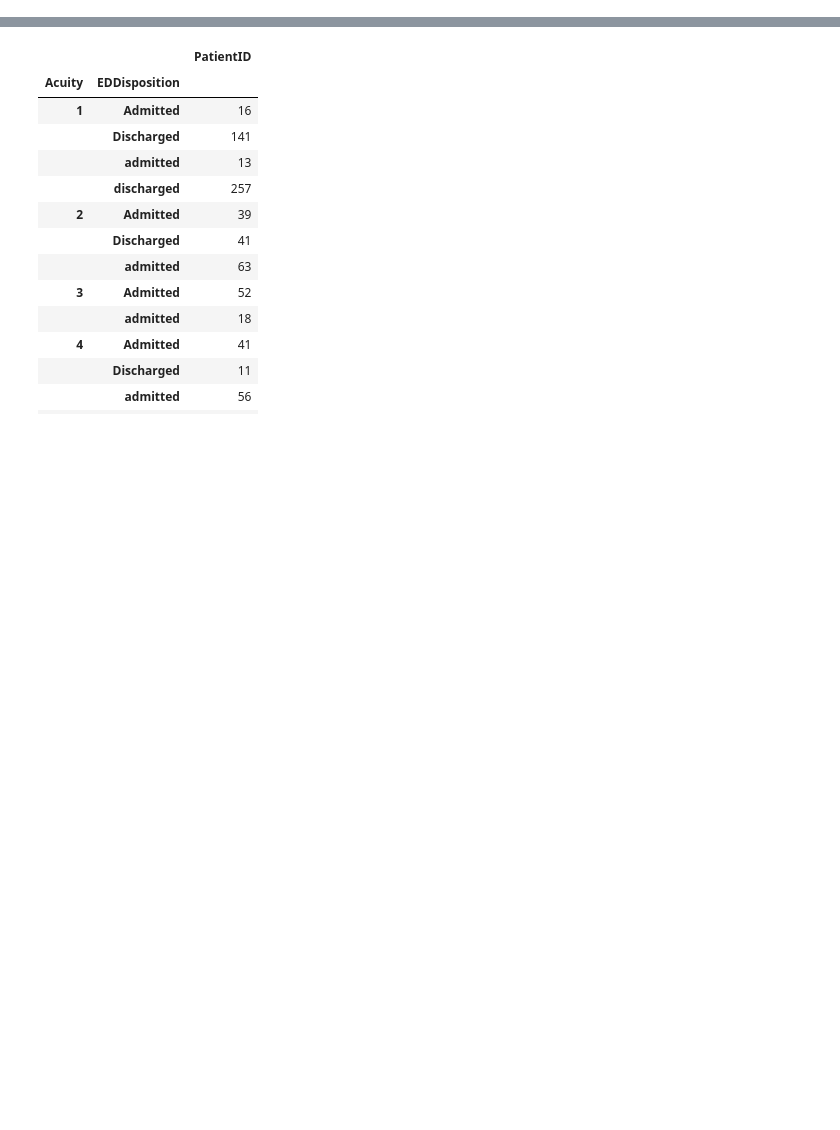
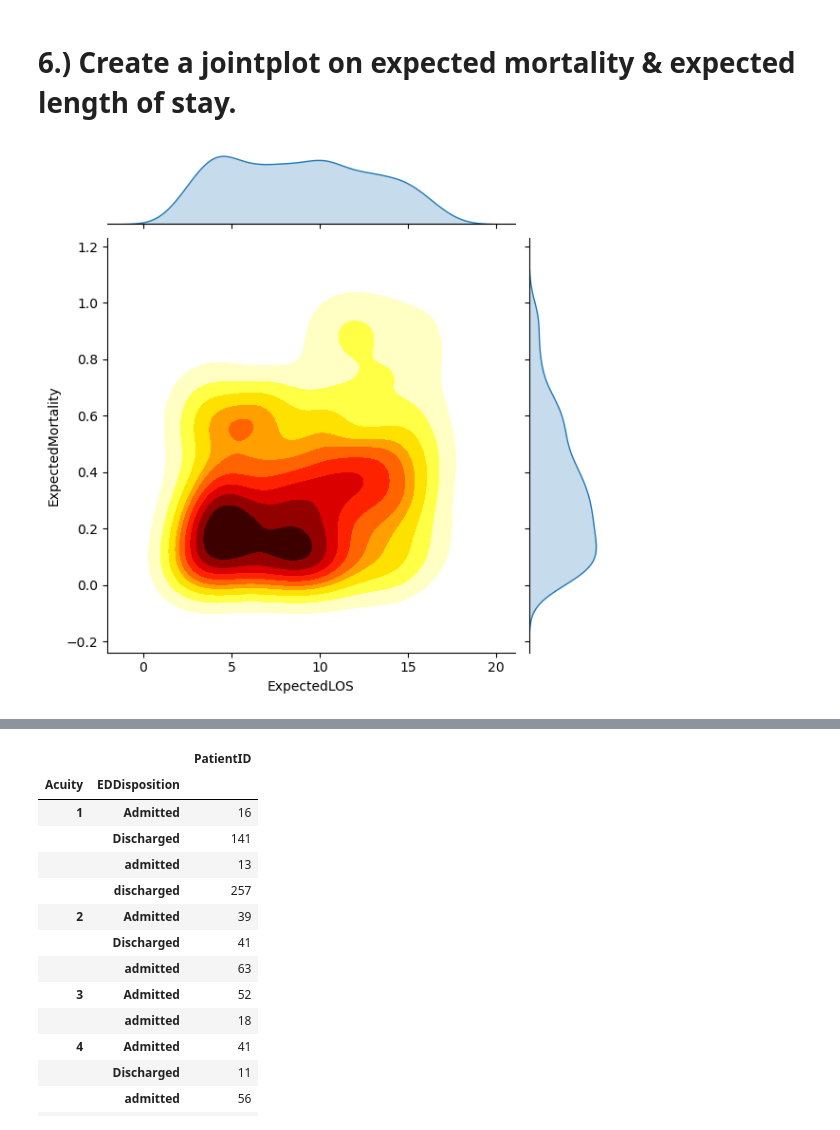
Before and after one commit to fathimadev35/PythonCoders, a Jupyter notebook: PythonCoders-Notebook.ipynb, the cells around one changed output, grey strips where cells are left out. Cells and saved outputs as stored; diff of their text form; code cells hidden in the pictures; blank space fills up the shorter version.

```diff
--- a/PythonCoders-Notebook.ipynb
+++ b/PythonCoders-Notebook.ipynb
@@ -3,0 +99,13 @@ import numpy as np
+# %% [markdown]
+# 6.) Create a jointplot on expected mortality & expected length of stay.
+# %%
+# loading dataset
+df = pd.read_excel('HospitalDatabase.xlsx', sheet_name=3)
+
+# draw jointplot with kde kind
+sb.jointplot(x = "ExpectedLOS", y = "ExpectedMortality",
+              kind = "kde", cmap='hot_r', data = df, fill=True)
+# Show the plot
+plt.show()
+# %% [output]
+[figure, added]
```
Also changed, not shown: parts of 26 cells of this notebook.
